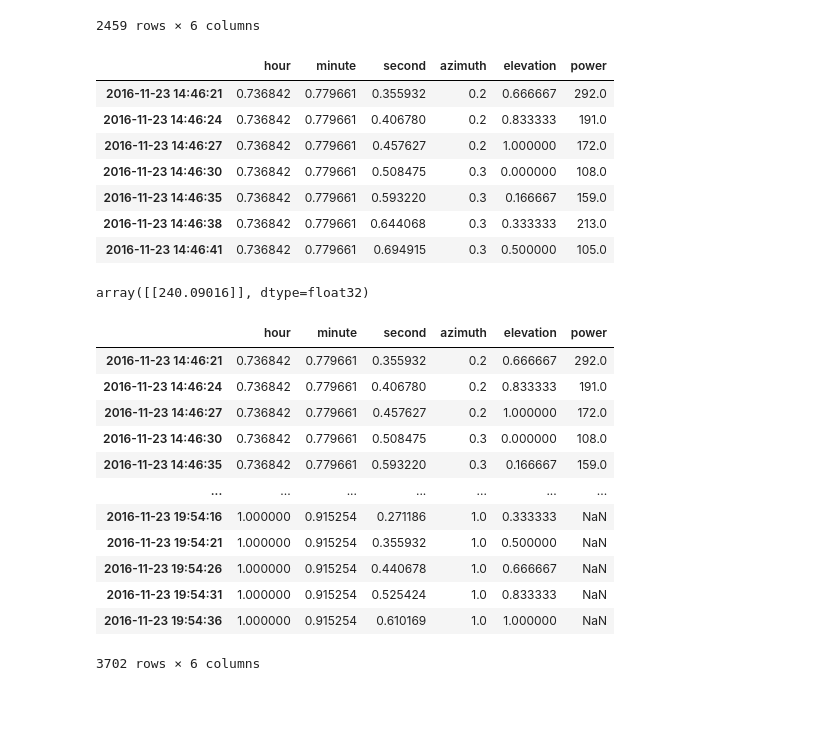
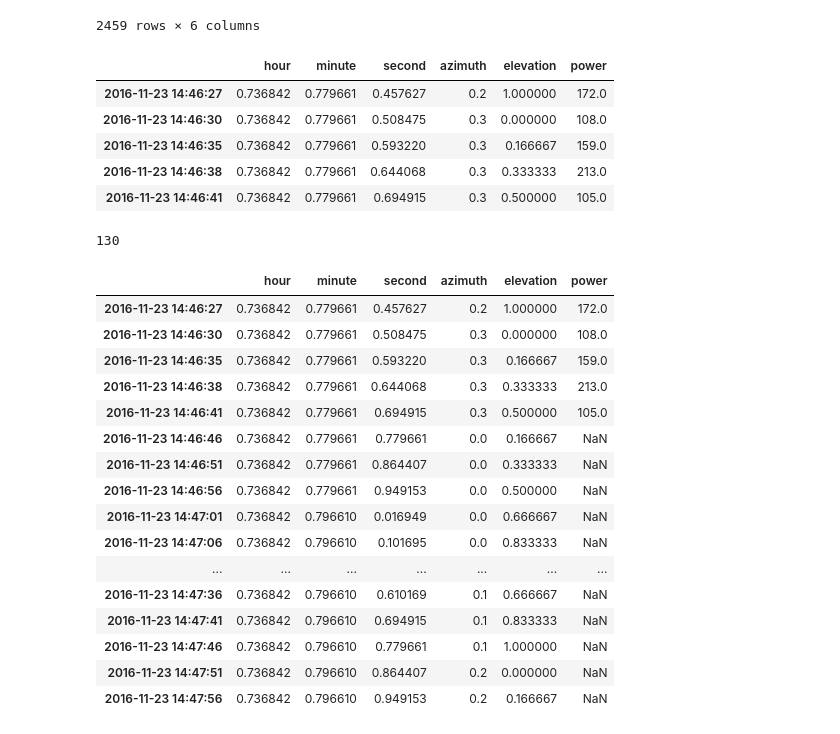
Before and after one commit to Cecco-Bandi/PV_project, a Jupyter notebook: main.ipynb, the cells around one changed output. Saved outputs shown, nothing was run; the diff lists cells and outputs as text; code cells hidden in the pictures; blank space fills up the shorter version.

```diff
--- a/main.ipynb
+++ b/main.ipynb
@@ -637,9 +633,9 @@ period
 # %% [output]
 array([  0,  18,  36,  54,  72,  90, 108, 126, 144, 162, 180])
 # %%
-to_repeat=[]
+to_repeat = []
 for _, elem in enumerate(period):
-  to_repeat+=[elem]*7
+    to_repeat += [elem] * 7
 
-future_azimuth = np.repeat(to_repeat, len(future_time) // len(to_repeat))
+future_azimuth = np.tile(to_repeat, len(future_time) // len(to_repeat))
 # %%
@@ -983,10 +990,8 @@ def df_to_X(df, window_size=5):
 # %%
-last_ground_truth = high_altitude_norm_correct.iloc[-7:, :]
+last_ground_truth = high_altitude_norm_correct.iloc[-5:, :]
 last_ground_truth
 # %% [output]
 |  | hour | minute | second | azimuth | elevation | power |
-| 2016-11-23 14:46:21 | 0.736842 | 0.779661 | 0.355932 | 0.2 | 0.666667 | 292.0 |
-| 2016-11-23 14:46:24 | 0.736842 | 0.779661 | 0.406780 | 0.2 | 0.833333 | 191.0 |
 | 2016-11-23 14:46:27 | 0.736842 | 0.779661 | 0.457627 | 0.2 | 1.000000 | 172.0 |
 | 2016-11-23 14:46:30 | 0.736842 | 0.779661 | 0.508475 | 0.3 | 0.000000 | 108.0 |
 | 2016-11-23 14:46:35 | 0.736842 | 0.779661 | 0.593220 | 0.3 | 0.166667 | 159.0 |
@@ -995,23 +1002,29 @@ last_ground_truth
 # %%
-model.predict(df_to_X(last_ground_truth)) #questo risultato lo devo mettere in df_future[window+1,-1]
-#dopo di che scalo di uno in avanti e faccio il predict sulla window successiva
+forecast = model.predict(df_to_X(last_ground_truth))  # questo risultato lo devo mettere in df_future[window+1,-1]
+# dopo di che scalo di uno in avanti e faccio il predict sulla window successiva
+
+int(forecast[0][0])
 # %% [output]
-array([[240.09016]], dtype=float32)
+130
 # %%
-final_df = pd.concat([last_ground_truth, final_df_norm[high_altitude.shape[0]:]], axis=0)
-final_df
+final_df = pd.concat([last_ground_truth, final_df_norm[high_altitude.shape[0] :]], axis=0)
+final_df.head(20)
 # %% [output]
 |  | hour | minute | second | azimuth | elevation | power |
-| 2016-11-23 14:46:21 | 0.736842 | 0.779661 | 0.355932 | 0.2 | 0.666667 | 292.0 |
-| 2016-11-23 14:46:24 | 0.736842 | 0.779661 | 0.406780 | 0.2 | 0.833333 | 191.0 |
 | 2016-11-23 14:46:27 | 0.736842 | 0.779661 | 0.457627 | 0.2 | 1.000000 | 172.0 |
 | 2016-11-23 14:46:30 | 0.736842 | 0.779661 | 0.508475 | 0.3 | 0.000000 | 108.0 |
 | 2016-11-23 14:46:35 | 0.736842 | 0.779661 | 0.593220 | 0.3 | 0.166667 | 159.0 |
+| 2016-11-23 14:46:38 | 0.736842 | 0.779661 | 0.644068 | 0.3 | 0.333333 | 213.0 |
+| 2016-11-23 14:46:41 | 0.736842 | 0.779661 | 0.694915 | 0.3 | 0.500000 | 105.0 |
+| 2016-11-23 14:46:46 | 0.736842 | 0.779661 | 0.779661 | 0.0 | 0.166667 | NaN |
+| 2016-11-23 14:46:51 | 0.736842 | 0.779661 | 0.864407 | 0.0 | 0.333333 | NaN |
+| 2016-11-23 14:46:56 | 0.736842 | 0.779661 | 0.949153 | 0.0 | 0.500000 | NaN |
+| 2016-11-23 14:47:01 | 0.736842 | 0.796610 | 0.016949 | 0.0 | 0.666667 | NaN |
+| 2016-11-23 14:47:06 | 0.736842 | 0.796610 | 0.101695 | 0.0 | 0.833333 | NaN |
 | ... | ... | ... | ... | ... | ... | ... |
-| 2016-11-23 19:54:16 | 1.000000 | 0.915254 | 0.271186 | 1.0 | 0.333333 | NaN |
-| 2016-11-23 19:54:21 | 1.000000 | 0.915254 | 0.355932 | 1.0 | 0.500000 | NaN |
-| 2016-11-23 19:54:26 | 1.000000 | 0.915254 | 0.440678 | 1.0 | 0.666667 | NaN |
-| 2016-11-23 19:54:31 | 1.000000 | 0.915254 | 0.525424 | 1.0 | 0.833333 | NaN |
-| 2016-11-23 19:54:36 | 1.000000 | 0.915254 | 0.610169 | 1.0 | 1.000000 | NaN |
+| 2016-11-23 14:47:36 | 0.736842 | 0.796610 | 0.610169 | 0.1 | 0.666667 | NaN |
+| 2016-11-23 14:47:41 | 0.736842 | 0.796610 | 0.694915 | 0.1 | 0.833333 | NaN |
+| 2016-11-23 14:47:46 | 0.736842 | 0.796610 | 0.779661 | 0.1 | 1.000000 | NaN |
+| 2016-11-23 14:47:51 | 0.736842 | 0.796610 | 0.864407 | 0.2 | 0.000000 | NaN |
+| 2016-11-23 14:47:56 | 0.736842 | 0.796610 | 0.949153 | 0.2 | 0.166667 | NaN |
-3702 rows × 6 columns
 # %%
```
Also changed, not shown: parts of 46 cells of this notebook, 2 other files.
